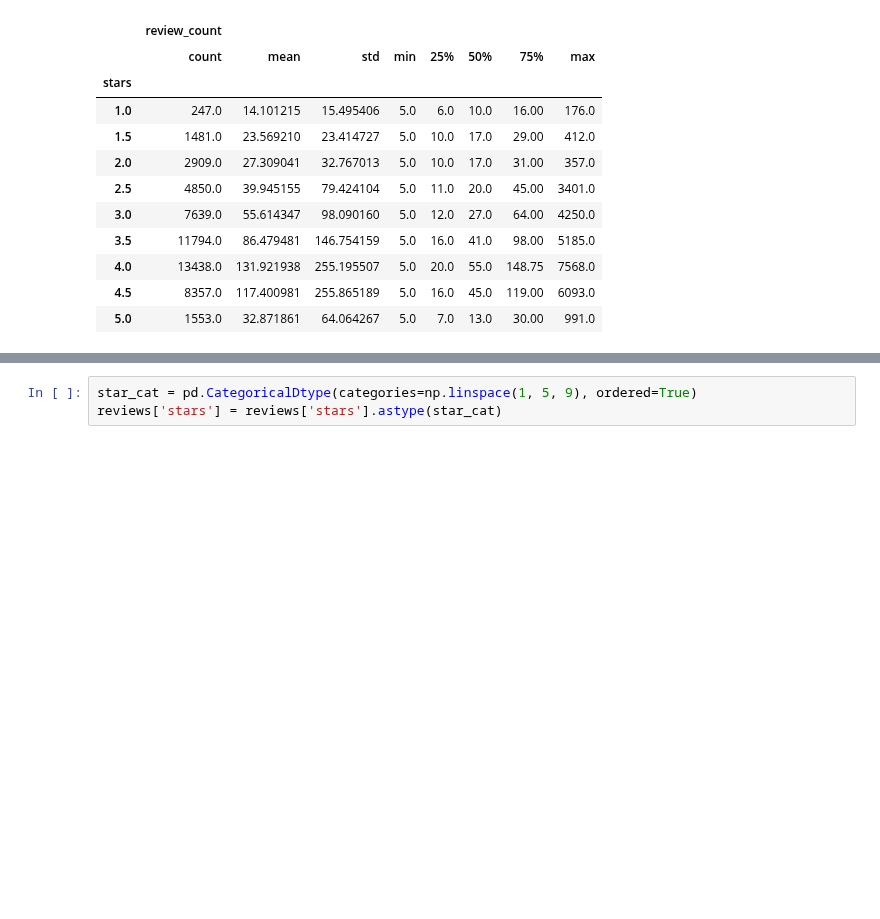
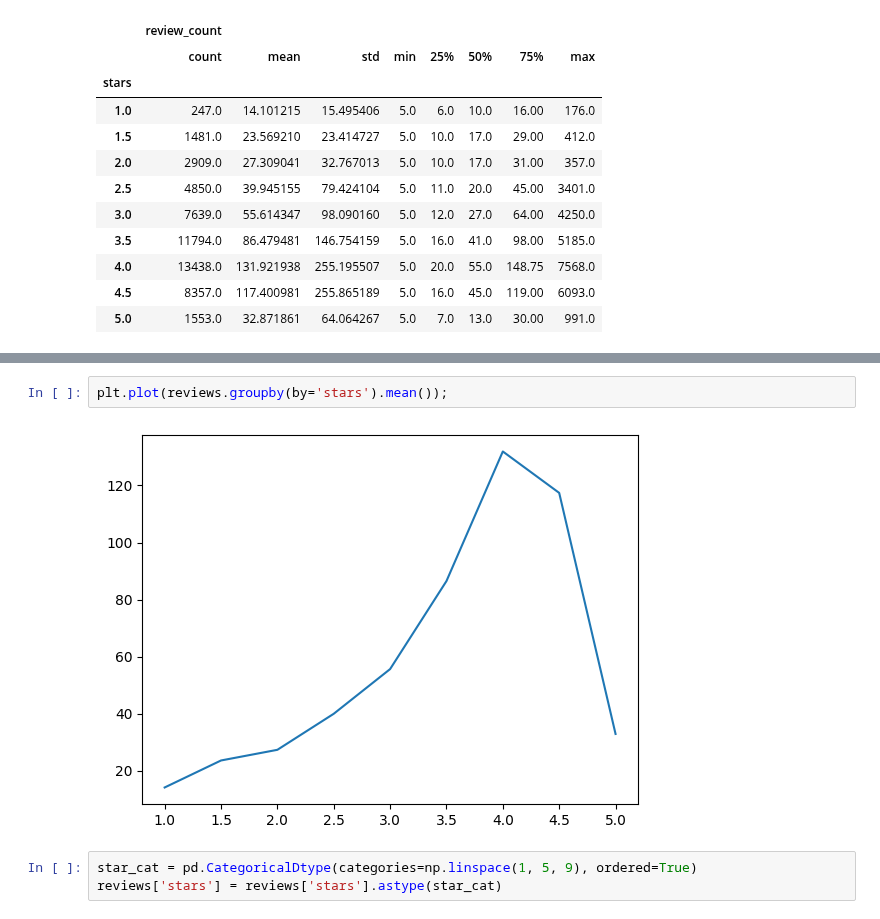
Before and after one commit to raska0010/yelp-customer-reviews, a Jupyter notebook: data_cleaning.ipynb, the cells around one changed output, grey strips where cells are left out. Saved outputs shown, nothing was run; the diff lists cells and outputs as text; blank space fills up the shorter version.

Commit message:
Work in reviews counts

```diff
--- a/data_cleaning.ipynb
+++ b/data_cleaning.ipynb
@@ -676,3 +696,7 @@ reviews.groupby(by='stars').describe()
+# %%
+plt.plot(reviews.groupby(by='stars').mean());
+# %% [output]
+[figure, added]
 # %%
 star_cat = pd.CategoricalDtype(categories=np.linspace(1, 5, 9), ordered=True)
 reviews['stars'] = reviews['stars'].astype(star_cat)
```
Also changed, not shown: parts of 16 cells of this notebook.
